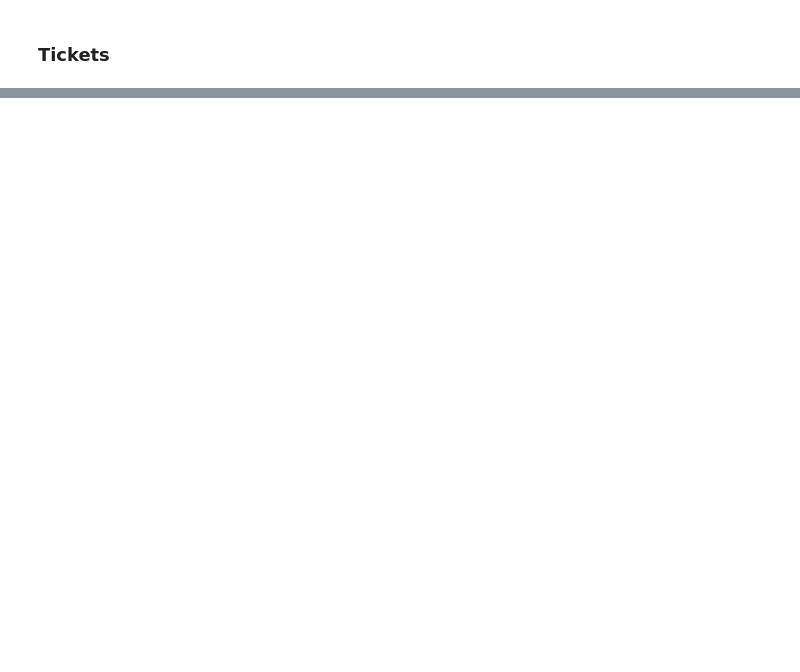
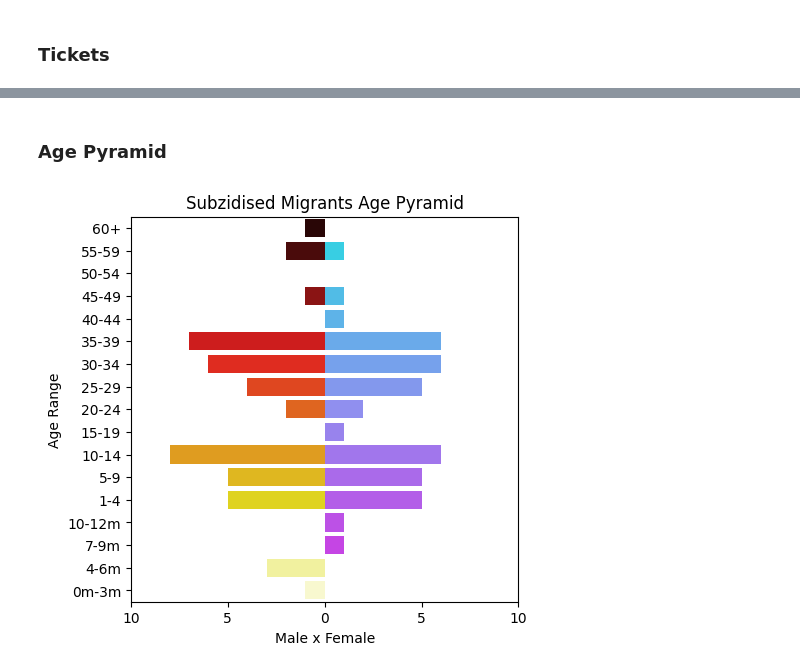
Before and after one commit to luamz/migration-data-analysis, a Jupyter notebook: portuguese_migrants.ipynb, the cells around one changed output, grey strips where cells are left out. Cells and saved outputs as stored; diff of their text form; code cells hidden in the pictures; blank space fills up the shorter version.

```diff
--- a/portuguese_migrants.ipynb
+++ b/portuguese_migrants.ipynb
@@ -217,0 +90,13 @@ The naturality of the rest is shown on the maps bellow:
+# %% [markdown]
+### Age Pyramid
+# %%
+pyramid = generate_age_pyramid(w_c_tait)
+plt.figure (figsize=(5,5))
+male_axis = sns.barplot(x='male', y='age', data=pyramid, order=pyramid["age"], palette="hot")
+female_axis = sns.barplot(x='female', y='age', data=pyramid, order=pyramid["age"], palette="cool")
+
+plt.title("Subzidised Migrants Age Pyramid")
+plt.xticks(ticks=[-10, -5, 0, 5, 10], labels=['10', '5','0', '5', '10'])
+plt.xlabel("Male x Female"); plt.ylabel("Age Range");
+# %% [output]
+[figure, added]
```
Also changed, not shown: parts of 33 cells of this notebook, 3 other files.
